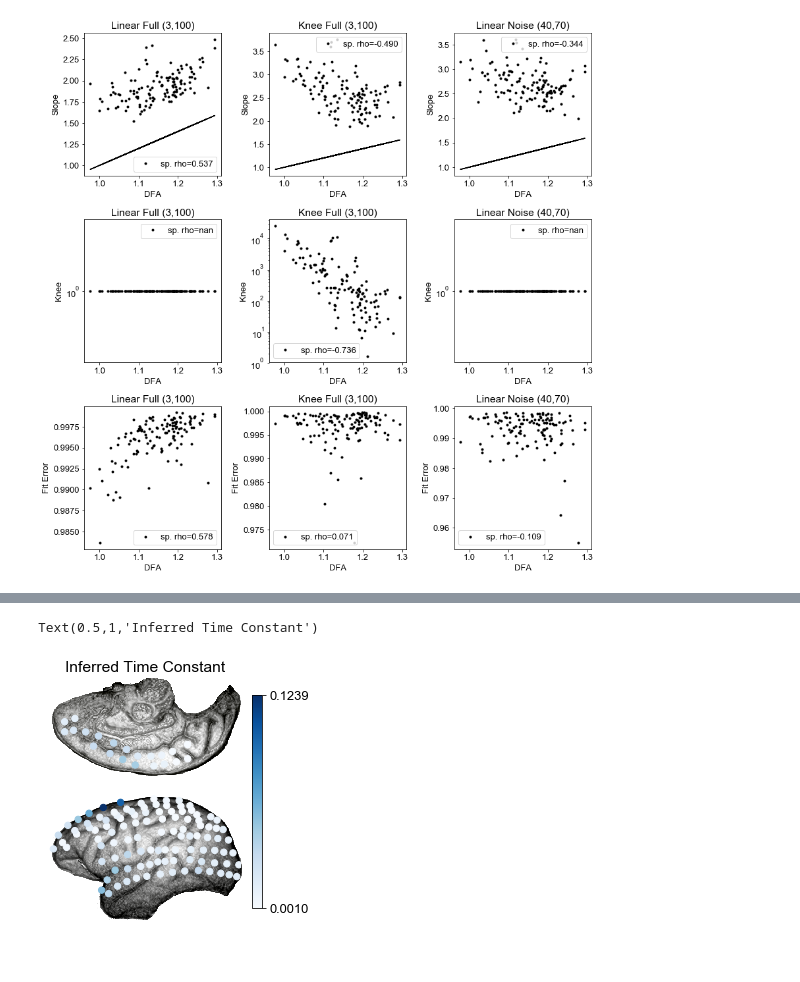
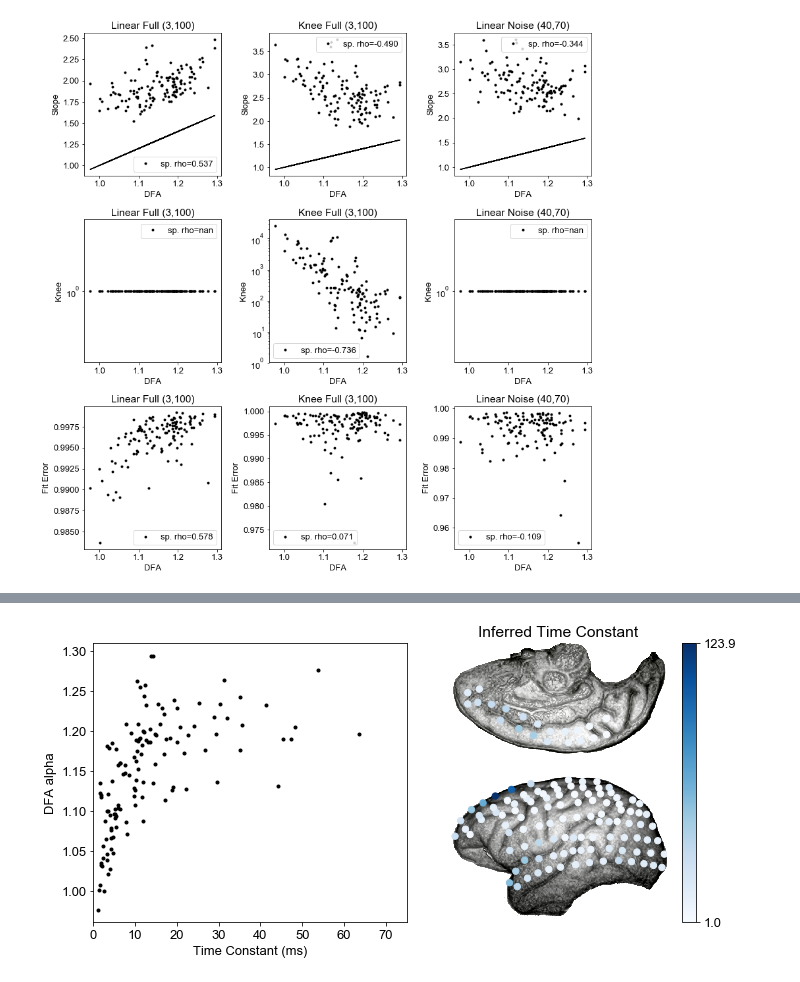
Before and after one commit to rdgao/SpaceRecon, a Jupyter notebook: notebooks/NeuroTycho/macaque_timescale.ipynb, the cells around one changed output, grey strips where cells are left out. Cells and saved outputs as stored; diff of their text form; code cells hidden in the pictures.

```diff
--- a/notebooks/NeuroTycho/fooof_DFA.ipynb
+++ b/notebooks/NeuroTycho/macaque_timescale.ipynb
@@ -159,10 +153,20 @@ plt.plot(tau_from_C(fooof_data_all[cond][plt_inds,1,1]), dfa_[plt_inds,cond], '.
-# %%
-taus = tau_from_C(fooof_data_all[cond][plt_inds,1,1])
-ctx_file = '/Users/rdgao/Documents/data/NeuroTycho/Propofol/GridLocations/20110621KTMD_Anesthesia+and+Sleep_Chibi_Toru+Yanagawa_mat_2Dimg/ChibiMap.mat'
-plt.figure(figsize=(4,4))
-asc.ctx_viz(ctx_file, data=taus, chans = np.arange(1,128), ms=40.)
-plt.title('Inferred Time Constant')
-#ctx_viz(ctx_file, ms=40.)
-# %% [output]
-Text(0.5,1,'Inferred Time Constant')
-[figure, removed]
+# %%
+ctx_file = '/Users/rdgao/Documents/data/NeuroTycho/Propofol/GridLocations/20110621KTMD_Anesthesia+and+Sleep_Chibi_Toru+Yanagawa_mat_2Dimg/ChibiMap.mat'
+chibi_map = '/Users/rdgao/Documents/data/NeuroTycho/Propofol/GridLocations/brainmap-Chibi-v2.jpg'
+ctx_mat = sp.io.loadmat(ctx_file, squeeze_me=True)
+
+cond = 0
+tau_knee = tau_from_C(fooof_data_all[cond][:,1,1])*1000
+
+plt.figure(figsize=(10,5))
+plt.subplot(1,2,1)
+plt.plot(tau_knee, dfa_[:,cond], '.k')
+plt.xlabel('Time Constant (ms)')
+plt.ylabel('DFA alpha')
+plt.xlim([0,75])
+plt.subplot(1,2,2)
+asc.ctx_viz(ctx_file, data=tau_knee,  ms=40.)
+plt.title('Inferred Time Constant')
+plt.tight_layout()
+# %% [output]
+[figure, added]
```
Also changed, not shown: parts of 4 cells of this notebook, 2 other files.
